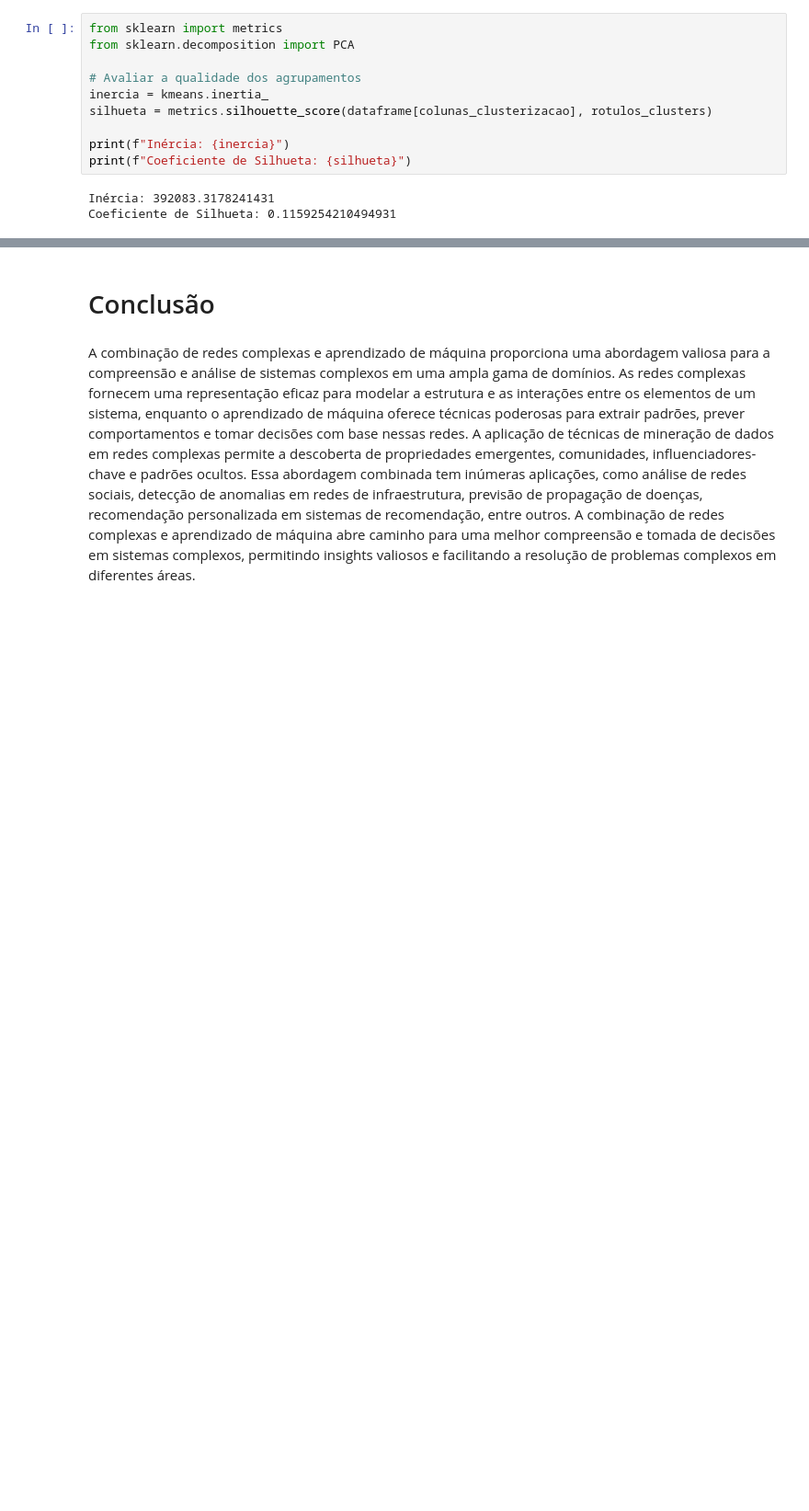
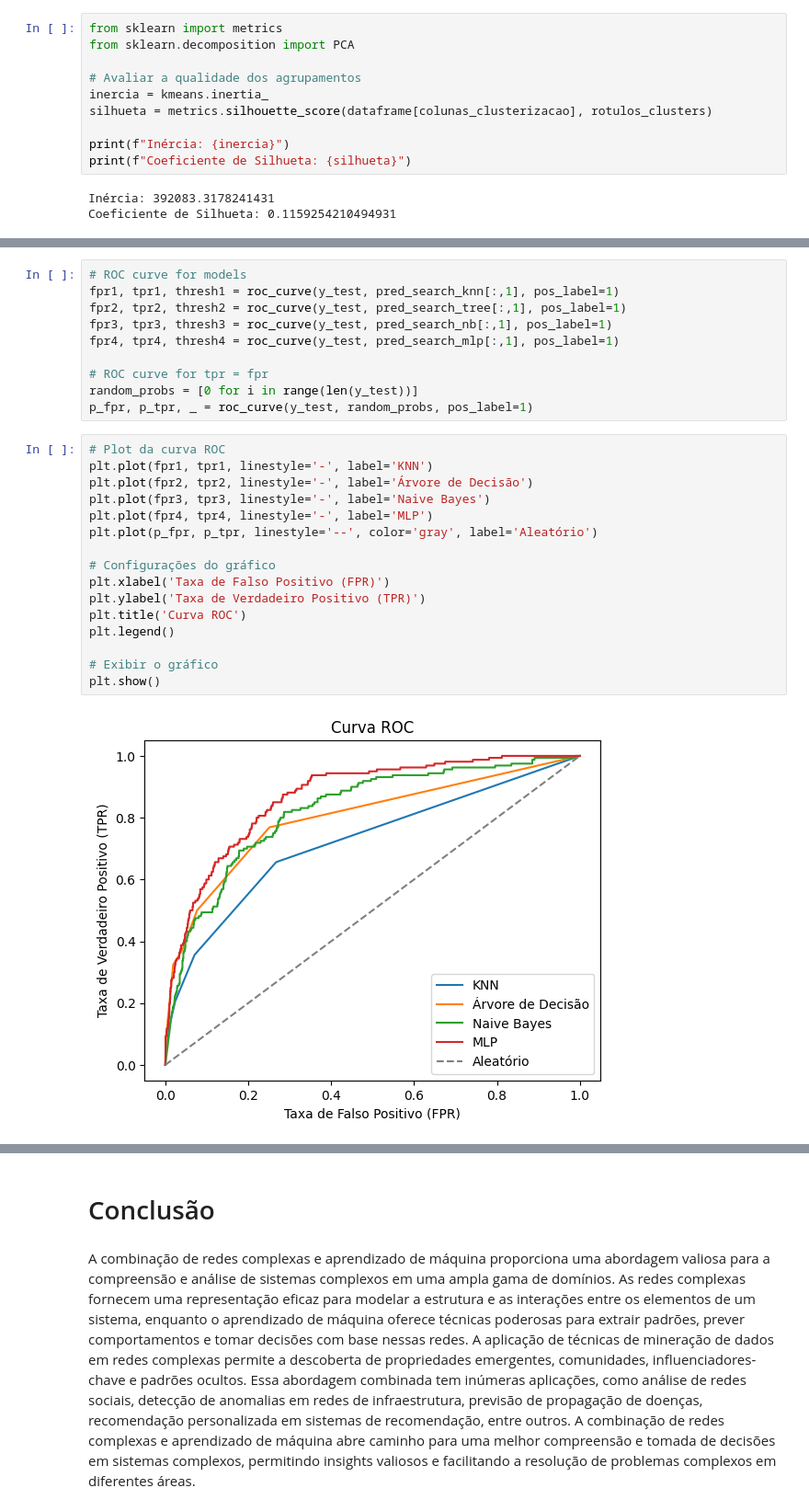
Before and after one commit to ivpinheiro/SME0130-RedesComplexas, a Jupyter notebook: Projeto_Final_Redes_Complexas.ipynb, the cells around one changed output, grey strips where cells are left out. Shown at 92% size. Cells and saved outputs as stored; diff of their text form; blank space fills up the shorter version.

```diff
--- a/Projeto_Final_Redes_Complexas.ipynb
+++ b/Projeto_Final_Redes_Complexas.ipynb
@@ -1100,0 +1253,28 @@ max                                        0.0
+# %%
+# ROC curve for models
+fpr1, tpr1, thresh1 = roc_curve(y_test, pred_search_knn[:,1], pos_label=1)
+fpr2, tpr2, thresh2 = roc_curve(y_test, pred_search_tree[:,1], pos_label=1)
+fpr3, tpr3, thresh3 = roc_curve(y_test, pred_search_nb[:,1], pos_label=1)
+fpr4, tpr4, thresh4 = roc_curve(y_test, pred_search_mlp[:,1], pos_label=1)
+
+# ROC curve for tpr = fpr
+random_probs = [0 for i in range(len(y_test))]
+p_fpr, p_tpr, _ = roc_curve(y_test, random_probs, pos_label=1)
+# %%
+# Plot da curva ROC
+plt.plot(fpr1, tpr1, linestyle='-', label='KNN')
+plt.plot(fpr2, tpr2, linestyle='-', label='Árvore de Decisão')
+plt.plot(fpr3, tpr3, linestyle='-', label='Naive Bayes')
+plt.plot(fpr4, tpr4, linestyle='-', label='MLP')
+plt.plot(p_fpr, p_tpr, linestyle='--', color='gray', label='Aleatório')
+
+# Configurações do gráfico
+plt.xlabel('Taxa de Falso Positivo (FPR)')
+plt.ylabel('Taxa de Verdadeiro Positivo (TPR)')
+plt.title('Curva ROC')
+plt.legend()
+
+# Exibir o gráfico
+plt.show()
+# %% [output]
+[figure, added]
```
Also changed, not shown: parts of 17 cells of this notebook.
